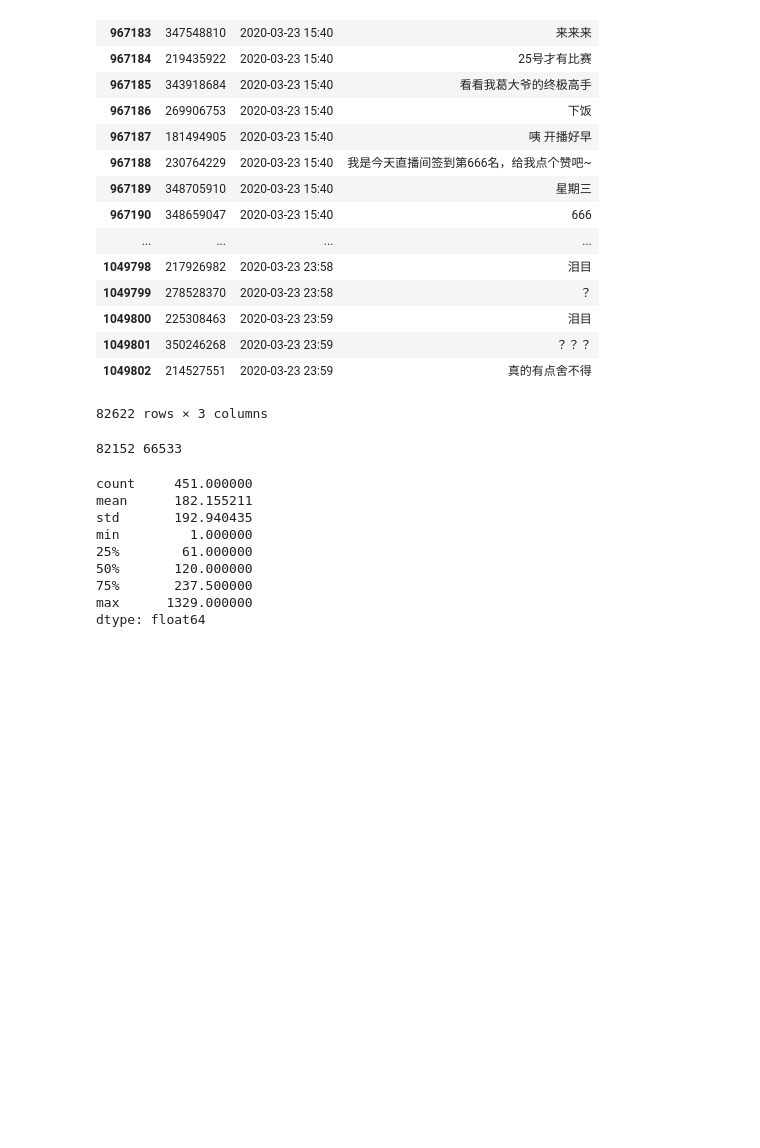
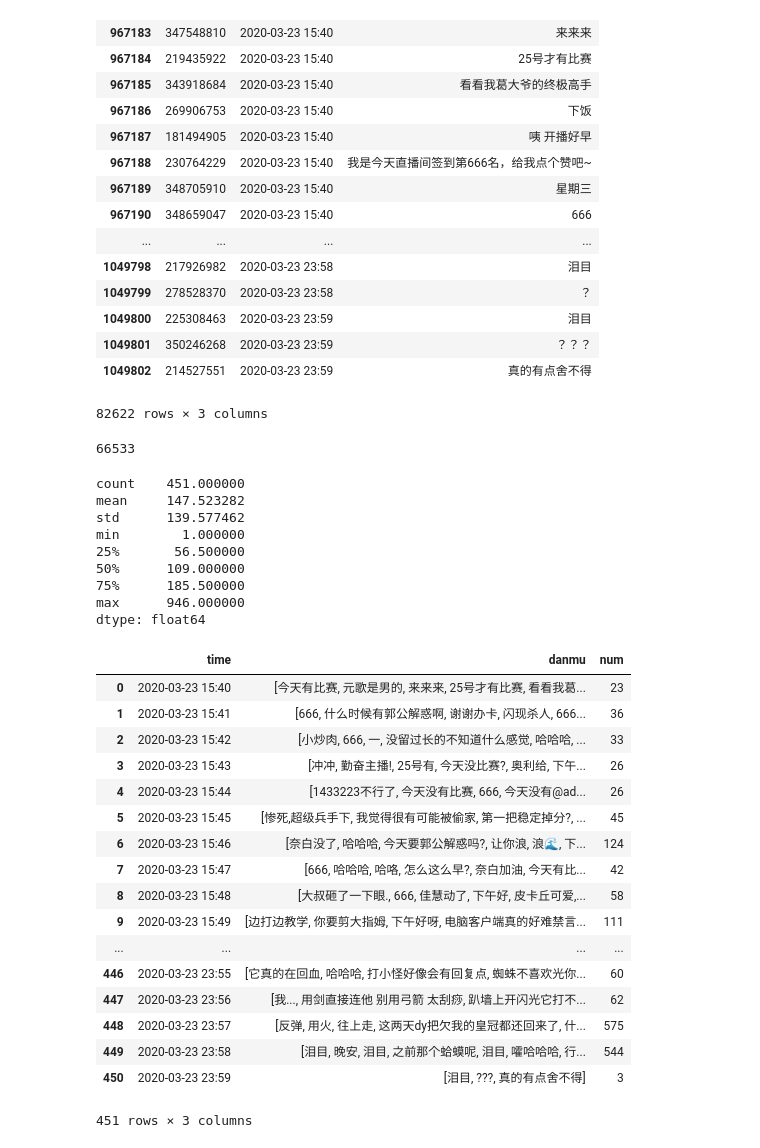
Before and after one commit to zhou-xingxing/graduate_work, a Jupyter notebook: notebook/弹幕片段情感标注.ipynb, the cells around one changed output. Drawn from its saved outputs; the diff is of its cells as text; code cells hidden in the pictures; blank space fills up the shorter version.

```diff
--- a/notebook/弹幕片段情感标注.ipynb
+++ b/notebook/弹幕片段情感标注.ipynb
@@ -151,23 +151,54 @@ day2.to_csv(r'../data/room36252/room36252danmu0323.csv',header=None,index=None)
 # %%
 # 避免刷屏
 import pandas as pd
 day1=pd.read_csv(r'../data/room36252/cleaned_room36252danmu0323.csv',header=None)
 day1.columns=['id','time','danmu']
 # display(day1)
-# day1_shuaping=day1.drop_duplicates(subset=['id','time','danmu'])
-print(len(day1),len(day1_shuaping))
-# 229681 213634
+day1=day1.drop_duplicates(subset=['id','time','danmu'])
+print(len(day1))
 # display(day1_shuaping)
 time_group=day1.groupby('time')
 display(time_group.size().describe())
+
+time_list=[]
+danmu_list=[]
+num_list=[]
+for gn,gl in time_group:
+    num=len(gl)
+    time_list.append(gn)
+    num_list.append(num)
+    danmu_list.append(gl['danmu'].tolist())
+
+dic={'time':time_list,'danmu':danmu_list,'num':num_list}
+new_data=pd.DataFrame(dic)
+display(new_data)
+new_data.to_csv(r'../data/room36252/final_room36252danmu0323.csv',index=None)
 # %% [output]
-82152 66533
+66533
-count     451.000000
-mean      182.155211
-std       192.940435
-min         1.000000
-25%        61.000000
-50%       120.000000
-75%       237.500000
-max      1329.000000
+count    451.000000
+mean     147.523282
+std      139.577462
+min        1.000000
+25%       56.500000
+50%      109.000000
+75%      185.500000
+max      946.000000
 dtype: float64
+|  | time | danmu | num |
+| 0 | 2020-03-23 15:40 | [今天有比赛, 元歌是男的, 来来来, 25号才有比赛, 看看我葛... | 23 |
+| 1 | 2020-03-23 15:41 | [666, 什么时候有郭公解惑啊, 谢谢办卡, 闪现杀人, 666... | 36 |
+| 2 | 2020-03-23 15:42 | [小炒肉, 666, 一, 没留过长的不知道什么感觉, 哈哈哈, ... | 33 |
+| 3 | 2020-03-23 15:43 | [冲冲, 勤奋主播!, 25号有, 今天没比赛?, 奥利给, 下午... | 26 |
+| 4 | 2020-03-23 15:44 | [1433223不行了, 今天没有比赛, 666, 今天没有@ad... | 26 |
+| 5 | 2020-03-23 15:45 | [惨死,超级兵手下, 我觉得很有可能被偷家, 第一把稳定掉分?, ... | 45 |
+| 6 | 2020-03-23 15:46 | [奈白没了, 哈哈哈, 今天要郭公解惑吗?, 让你浪, 浪🌊, 下... | 124 |
+| 7 | 2020-03-23 15:47 | [666, 哈哈哈, 哈咯, 怎么这么早?, 奈白加油, 今天有比... | 42 |
+| 8 | 2020-03-23 15:48 | [大叔砸了一下眼., 666, 佳慧动了, 下午好, 皮卡丘可爱,... | 58 |
+| 9 | 2020-03-23 15:49 | [边打边教学, 你要剪大指姆, 下午好呀, 电脑客户端真的好难禁言... | 111 |
+| ... | ... | ... | ... |
+| 446 | 2020-03-23 23:55 | [它真的在回血, 哈哈哈, 打小怪好像会有回复点, 蜘蛛不喜欢光你... | 60 |
+| 447 | 2020-03-23 23:56 | [我..., 用剑直接连他 别用弓箭 太刮痧, 趴墙上开闪光它打不... | 62 |
+| 448 | 2020-03-23 23:57 | [反弹, 用火, 往上走, 这两天dy把欠我的皇冠都还回来了, 什... | 575 |
+| 449 | 2020-03-23 23:58 | [泪目, 晚安, 泪目, 之前那个蛤蟆呢, 泪目, 嚯哈哈哈, 行... | 544 |
+| 450 | 2020-03-23 23:59 | [泪目, ???, 真的有点舍不得] | 3 |
+451 rows × 3 columns
```
Also changed, not shown: parts of 3 cells of this notebook, 8 other files.
